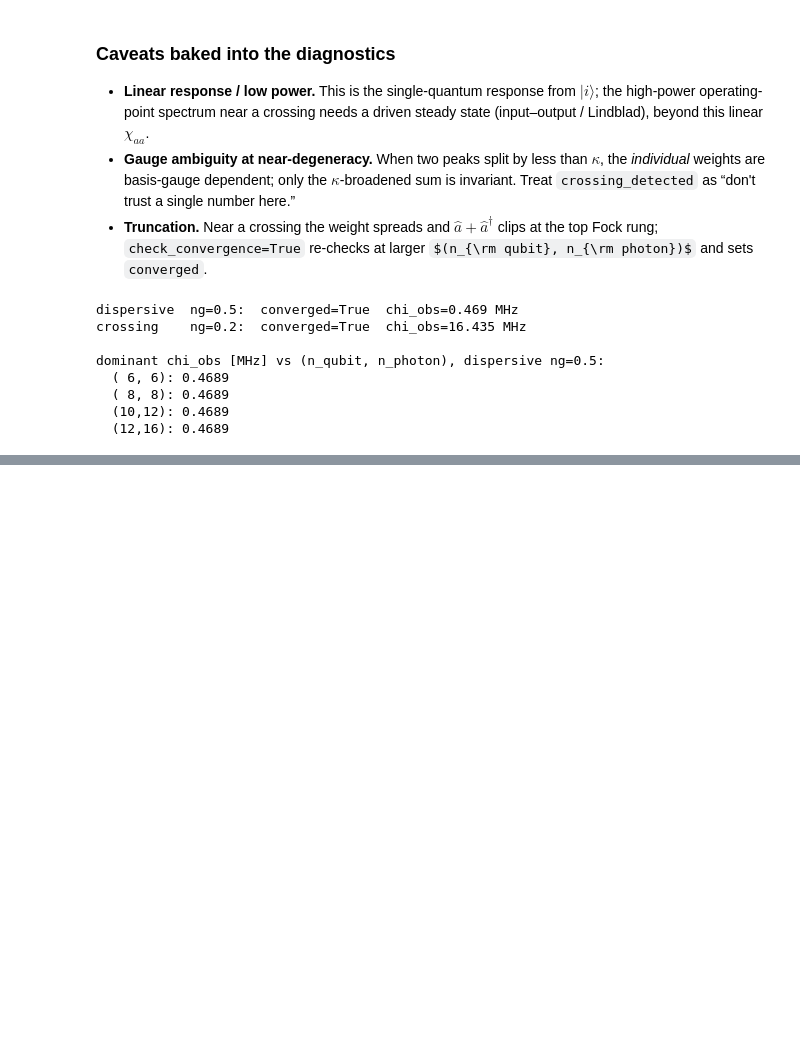
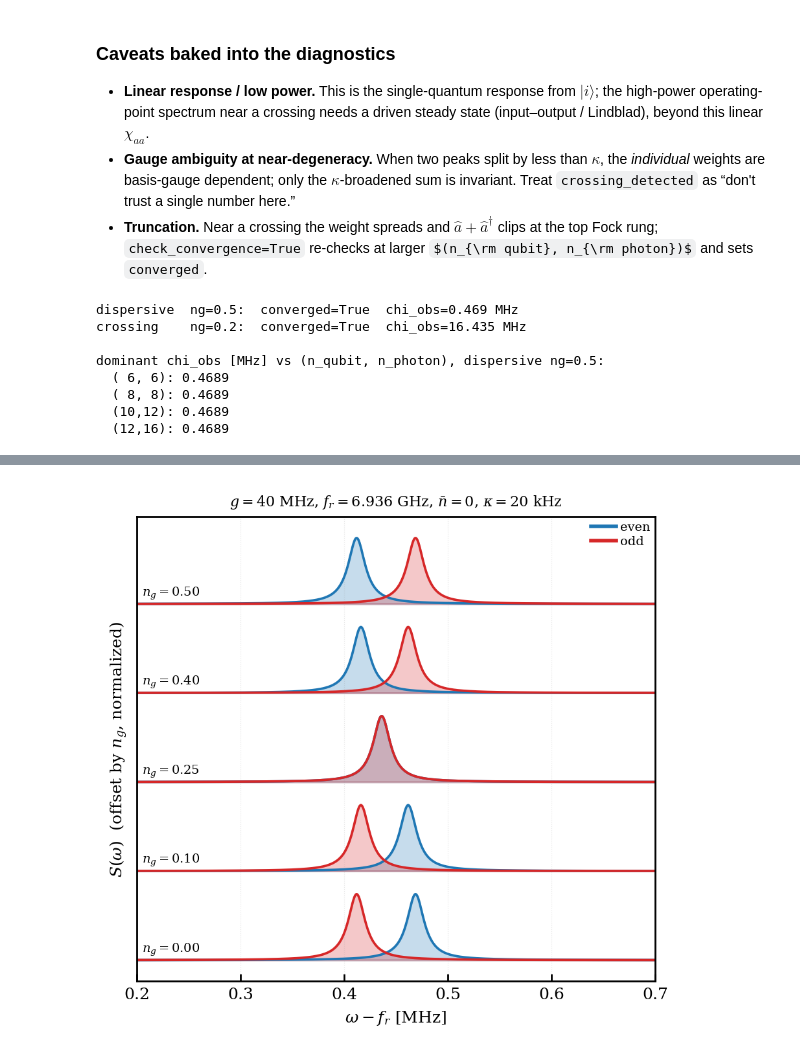
Before and after one commit to WashU-Astroparticle-Lab/qpd, a Jupyter notebook: notebooks/qpd_jc.ipynb, the cells around one changed output, grey strips where cells are left out. Cells and saved outputs as stored; diff of their text form; code cells hidden in the pictures; some formulas as TeX source; blank space fills up the shorter version.

```diff
--- a/notebooks/qpd_jc.ipynb
+++ b/notebooks/qpd_jc.ipynb
@@ -872,3 +893,40 @@ dominant chi_obs [MHz] vs (n_qubit, n_photon), dispersive ng=0.5:
+# %%
+KAPPA_HZ = 20e3                       # resonator linewidth (FWHM) for display
+ng_list  = [0.0, 0.10, 0.25, 0.40, 0.50]
+detune   = np.linspace(0.20e6, 0.70e6, 1500)   # omega - f_r window [Hz]
+omega    = RESONATOR_FREQ_HZ + detune
+
+with plt.style.context(QPD._style_path):
+    fig, ax = plt.subplots(figsize=(4.4, 4.2))
+    dy = 1.35
+    for j, ng_val in enumerate(ng_list):
+        Se = qpd.compute_transmission_lineshape(
+            ng_val, COUPLING_G_HZ_S9, RESONATOR_FREQ_HZ, omega, parity='even',
+            n_bar=0, kappa_hz=KAPPA_HZ, n_qubit=15, n_photon=20, charge_cutoff=31)
+        So = qpd.compute_transmission_lineshape(
+            ng_val, COUPLING_G_HZ_S9, RESONATOR_FREQ_HZ, omega, parity='odd',
+            n_bar=0, kappa_hz=KAPPA_HZ, n_qubit=15, n_photon=20, charge_cutoff=31)
+        norm = max(Se.max(), So.max())
+        off = j * dy
+        ax.fill_between(detune / MHZ, off, off + Se / norm, color='C0', alpha=0.25)
+        ax.plot(detune / MHZ, off + Se / norm, color='C0', lw=1.3)
+        ax.fill_between(detune / MHZ, off, off + So / norm, color='C3', alpha=0.25)
+        ax.plot(detune / MHZ, off + So / norm, color='C3', lw=1.3)
+        ax.text(0.205, off + 0.12, f'$n_g={ng_val:.2f}$', fontsize=7)
+
+    ax.set_yticks([])
+    ax.set_xlim(detune[0] / MHZ, detune[-1] / MHZ)
+    ax.set_xlabel(r'$\omega - f_r$ [MHz]')
+    ax.set_ylabel(r'$S(\omega)$  (offset by $n_g$, normalized)')
+    ax.set_title(rf'$g=40$ MHz, $f_r=6.936$ GHz, $\bar n=0$, '
+                 rf'$\kappa={KAPPA_HZ/1e3:.0f}$ kHz', fontsize=8)
+    ax.legend(handles=[Line2D([0], [0], color='C0', lw=2, label='even'),
+                       Line2D([0], [0], color='C3', lw=2, label='odd')],
+              loc='upper right', fontsize=7)
+    ax.grid(alpha=0.25)
+plt.show()
+# %% [output]
+[figure, added]
 # %% [markdown]
 ## Summary
 
```
Also changed, not shown: parts of 2 cells of this notebook, 1 other file.
